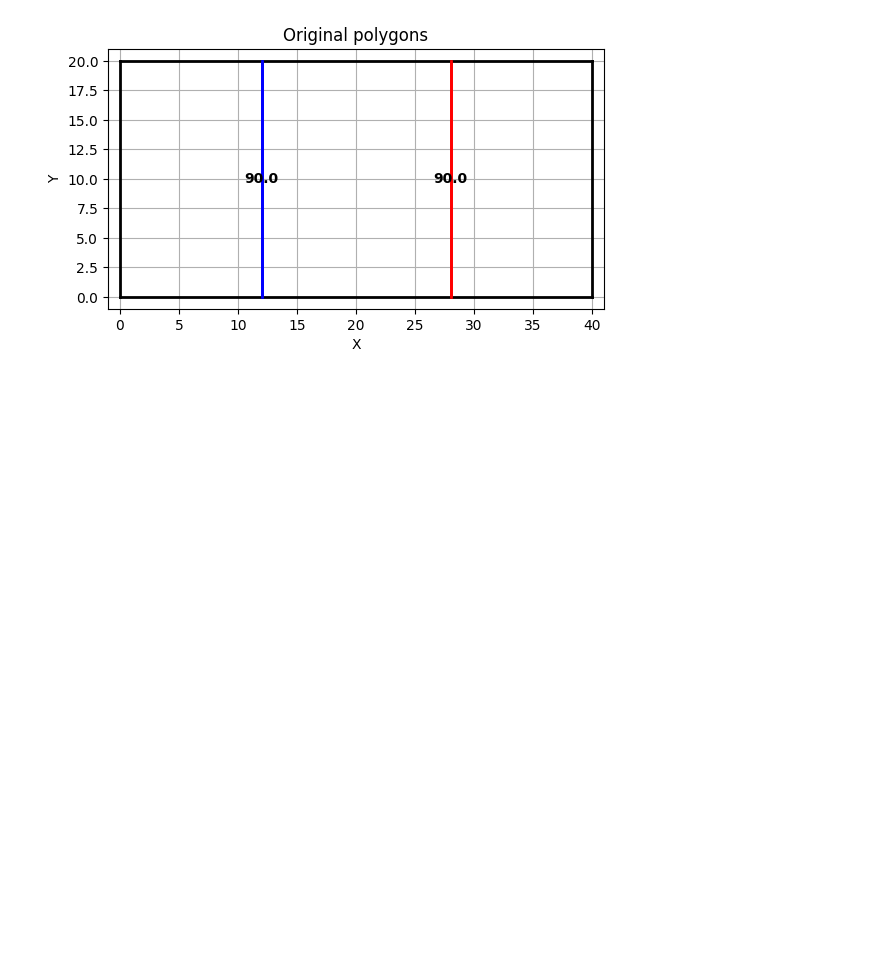
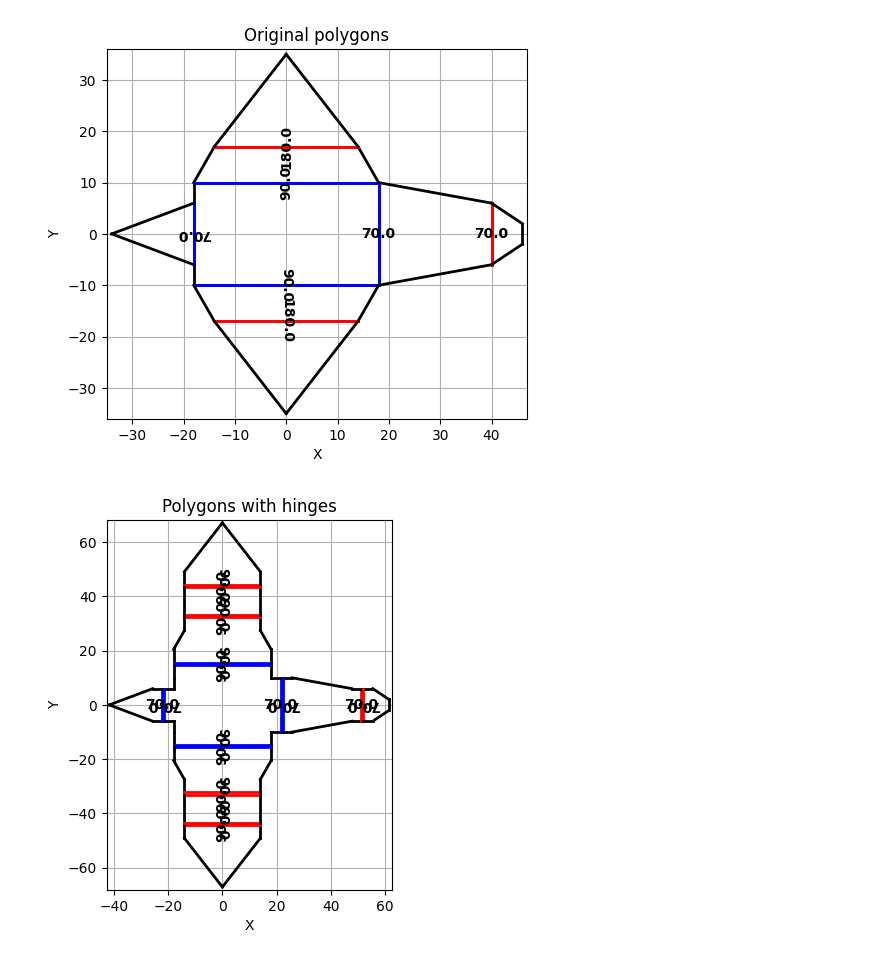
Before and after one commit to King-Bridge/origami_gcode_generator, a Jupyter notebook: main.ipynb, the cells around one changed output. Drawn from its saved outputs; the diff is of its cells as text; code cells hidden in the pictures; blank space fills up the shorter version.

Commit message:
update bird demo

```diff
--- a/main.ipynb
+++ b/main.ipynb
@@ -8,23 +8,24 @@ line_width = 0.4
 # %%
 folder_name = 'data_files/'
 # filename = 'single_45'
 # filename = 'single_90'
 # filename = 'single_180'
 # filename = 'zig-zag'
 # filename = 'cube'
-# filename = 'bird'
-filename = 'test'
+filename = 'bird'
+# filename = 'test'
 
 polygons = read_data_file(folder_name + filename + '.dat')
 draw_polygons(polygons, plot_title='Original polygons')
 
 polygons_final = add_hinges(polygons)
-# draw_polygons(polygons_final, plot_title='Polygons with hinges')
+draw_polygons(polygons_final, plot_title='Polygons with hinges')
 
 outer_countour = find_outer_countour(polygons)
-# draw_polygons([[outer_countour, []]], plot_title='Outer countour')
+draw_polygons([[outer_countour, []]], plot_title='Outer countour')
 
 generate_gcode(f'gcode/{filename}_bottom.gcode', filename, polygons_final, outer_countour, 'bottom', layer_height, line_width)
 generate_gcode(f'gcode/{filename}_top.gcode', filename, polygons_final, outer_countour, 'top', layer_height, line_width)
 # %% [output]
-[figure, old version]
+[figure, new version]
+[figure, added]
```
Also changed, not shown: parts of 1 cell of this notebook, 4 other files.
